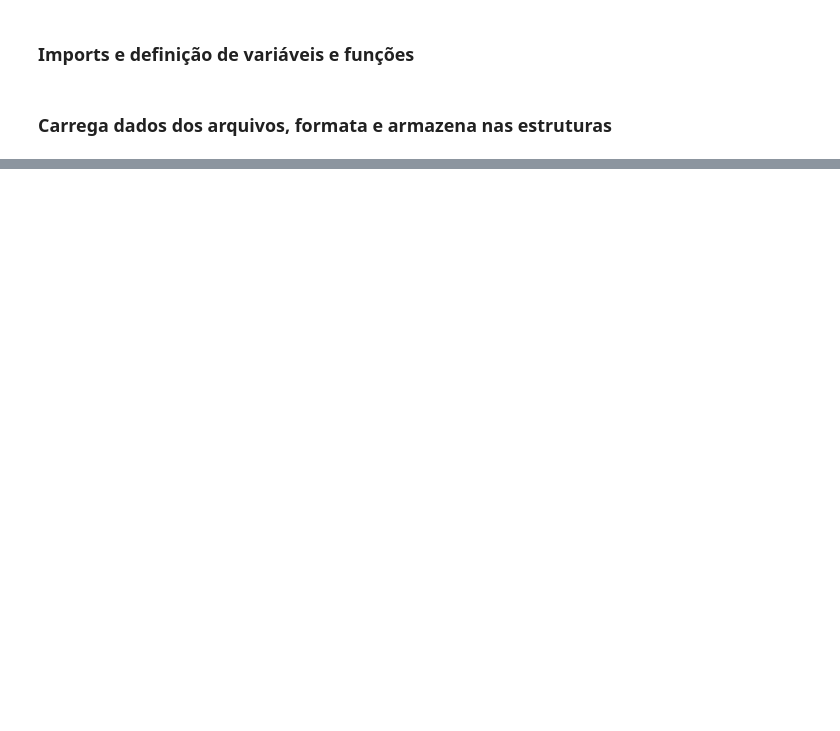
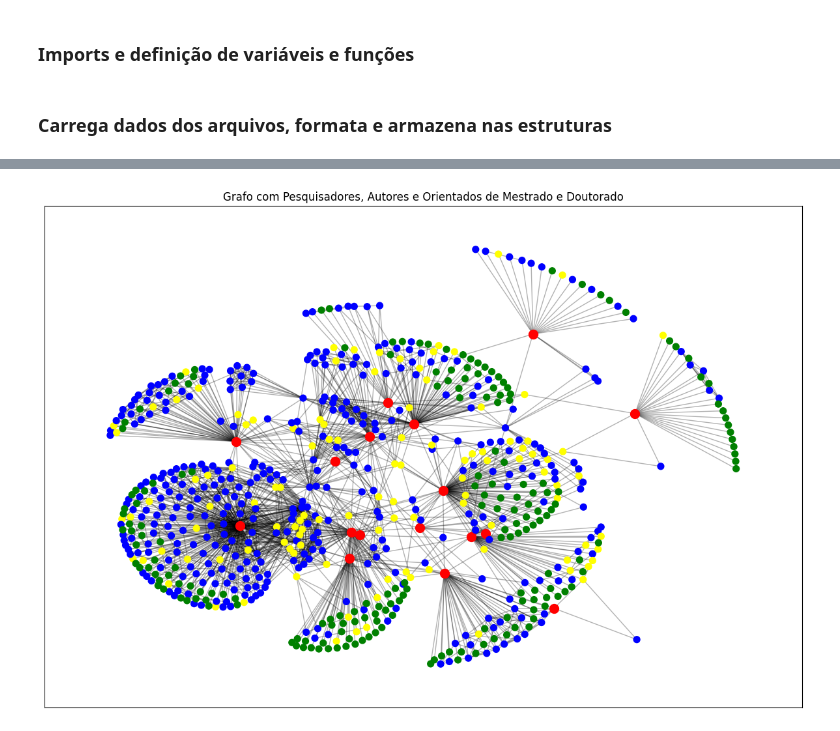
Before and after one commit to Gustavo-Campestrini/graphs, a Jupyter notebook: python/grafos.ipynb, the cells around one changed output, grey strips where cells are left out. Cells and saved outputs as stored; diff of their text form; code cells hidden in the pictures; blank space fills up the shorter version.

```diff
--- a/python/grafos.ipynb
+++ b/python/grafos.ipynb
@@ -363,7 +442,15 @@ plt.show()
 # %%
-pos = nx.kamada_kawai_layout(g, scale=2, dim=2)
-nx.draw_networkx_nodes(g, pos, node_size=100, nodelist=pesquisadores_node_list, node_color="gray")
-nx.draw_networkx_nodes(g, pos, node_size=50, nodelist=outros_individuos_node_list, node_color=node_colors)
-nx.draw_networkx_edges(g, pos)
-_ = nx.draw_networkx_labels(g, pos, labels=label_list, font_color="red")
+# Desenha grafo com pesquisadores, autores, e orientados de mestrado e doutorado
+node_colors = retorna_cores_para_grafo_com_todos_os_individuos(g_com_todos_os_individuos)
+node_list = autores_node_list + orientados_mestrado_node_list + orientados_doutorado_node_list
+plt.figure(figsize=(15, 10))
+pos = nx.kamada_kawai_layout(g_com_todos_os_individuos, scale=2, dim=2)
+nx.draw_networkx_nodes(g_com_todos_os_individuos, pos, node_size=100, nodelist=pesquisadores_node_list, node_color="red")
+nx.draw_networkx_nodes(g_com_todos_os_individuos, pos, node_size=50, nodelist=node_list, node_color=node_colors)
+nx.draw_networkx_edges(g_com_todos_os_individuos, pos, alpha=0.3)
+#_ = nx.draw_networkx_labels(g_com_todos_os_individuos, pos, labels=label_list)
+plt.title("Grafo com Pesquisadores, Autores e Orientados de Mestrado e Doutorado")
 plt.show()
+limpa_listas()
+# %% [output]
+[figure, added]
```
Also changed, not shown: parts of 30 cells of this notebook, 6 other files.
